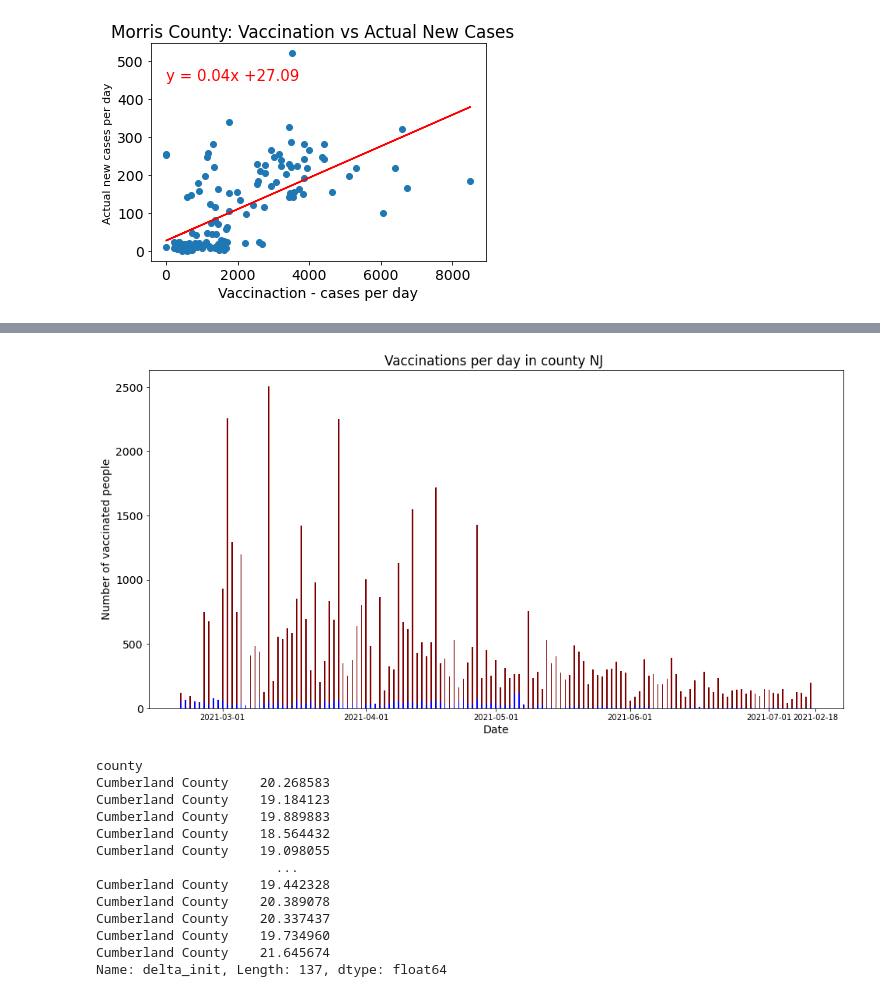
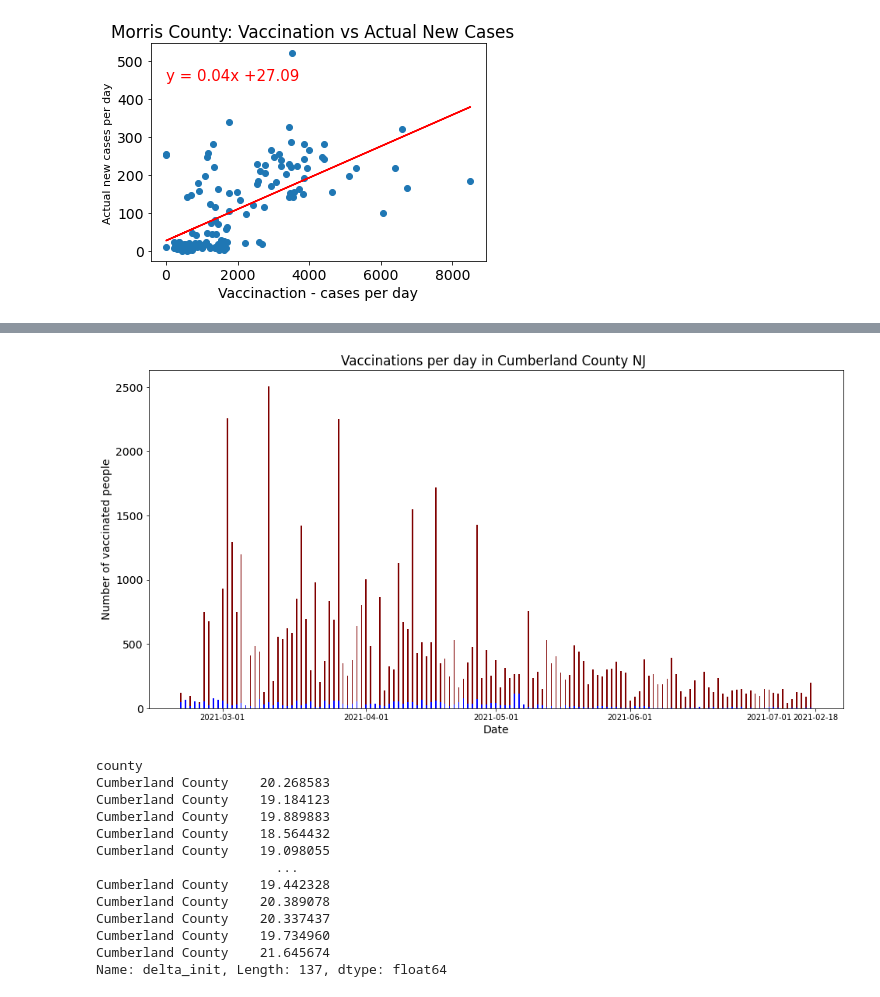
Before and after one commit to melissadiep94/covid19-project, a Jupyter notebook: State_NJ_Covid_time.ipynb, the cells around one changed output, grey strips where cells are left out. Drawn from its saved outputs; the diff is of its cells as text; code cells hidden in the pictures.

```diff
--- a/State_NJ_Covid_time.ipynb
+++ b/State_NJ_Covid_time.ipynb
@@ -295,20 +295,20 @@ county_y.head(60)
 # %%
 x_axis = county_y["date"]
 values = county_y['delta_init']
 
 fig = plt.figure(figsize = (16, 8))
 fig.tight_layout()
 # creating the bar plot
 plt.bar(x_axis, values, color ='maroon', width = 0.3)
 plt.bar(x_axis, county_y['actuals.newCases'], color ='blue', width = 0.3)
 
 plt.xlabel("Date")
 plt.ylabel("Number of vaccinated people")
 plt.xticks(['2021-02-18','2021-03-01','2021-04-01','2021-05-01','2021-06-01','2021-07-01'], fontsize=10, rotation=0)
-plt.title("Vaccinations per day in county NJ ")
+plt.title("Vaccinations per day in Cumberland County NJ ")
 plt.show()
 # %% [output]
-[figure, old version]
+[figure, new version]
 # %%
 #plot: setting x_values, y_values
 x_values = county_y["delta_init"]
```
Also changed, not shown: parts of 1 cell of this notebook.
